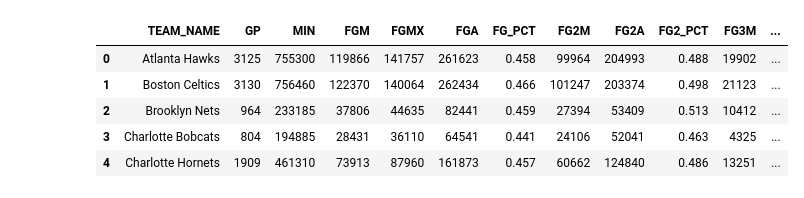
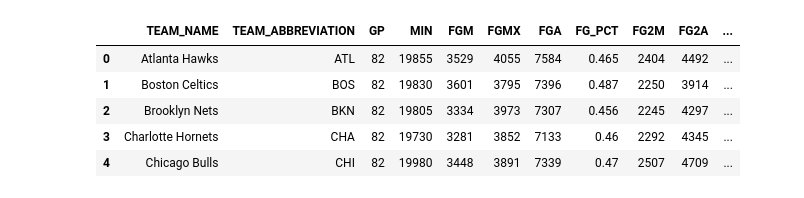
Before and after one commit to rhishabh723/analytics_scripts, a Jupyter notebook: NBA_Scripts/Team Stats and Box Scores/NBA Team Box Scores All.ipynb, the cells around one changed output. Cells and saved outputs as stored; diff of their text form; code cells hidden in the pictures.

```diff
--- a/NBA_Scripts/Team Stats and Box Scores/NBA Team Box Scores All.ipynb
+++ b/NBA_Scripts/Team Stats and Box Scores/NBA Team Box Scores All.ipynb
@@ -20,11 +20,11 @@ project_id = "perceptive-ivy-290216"
 df_bq_reg_season = pandas_gbq.read_gbq(query, project_id=project_id, dialect='standard')
 # %%
 #USE FOR ALL TIME DATA
-df_bq2=df_bq_reg_season.copy()
+# df_bq2=df_bq_reg_season.copy()
 
 #USE FOR SINGLE SEASON PLOTS
-# current_year="2023-24"
-# df_bq2=df_bq_reg_season[df_bq_reg_season["Season"]==current_year].copy()
+current_year="2023-24"
+df_bq2=df_bq_reg_season[df_bq_reg_season["Season"]==current_year].copy()
 
 df_bq2=df_bq2.fillna(0)
 df_bq2.head()
@@ -38,3 +106,6 @@ df_bq2.head()
+# %%
+df_bq2['color'] = df_bq2['TEAM_ABBREVIATION'].apply(team_color)
+team_color_dict=dict(zip(df_bq2['TEAM_ABBREVIATION'], df_bq2['color']))
 # %%
 df_bq2['FGMX']=df_bq2['FGA']-df_bq2['FGM']
 df_bq2['FG3MX']=df_bq2['FG3A']-df_bq2['FG3M']
@@ -68,7 +139,7 @@ df_bq2['Total FTA'] = df_bq2.sort_values("GAME_DATE").groupby(['TEAM_NAME'])['FT
 df_bq2['Total MIN'] = df_bq2.sort_values("GAME_DATE").groupby(['TEAM_NAME'])['MIN'].cumsum()
 # %%
 #Get Totals For Each Category
-df_totals=pd.DataFrame(df_bq2.groupby(by=['TEAM_NAME'])[['MIN', 'FGM',
+df_totals=pd.DataFrame(df_bq2.groupby(by=['TEAM_NAME','TEAM_ABBREVIATION'])[['MIN', 'FGM',
        'FGA', 'FG3M', 'FG3A', 'FTM', 'FTA','OREB', 'DREB', 'REB', 'AST',
        'STL', 'BLK', 'TOV', 'PF', 'PTS','PLUS_MINUS','FGMX','FG3MX','FG2M','FG2A']].sum()).reset_index()
 #Get Game Counts for Each Player
@@ -91,15 +162,15 @@ df_totals['FG2_PCT']=df_totals['FG2M']/df_totals['FG2A']
 df_totals=df_totals.round({'FG_PCT': 3,'FG3_PCT': 3,'FG2_PCT': 3})
 # %%
 #Re-order the columns
-df_totals=df_totals[['TEAM_NAME', 'GP', 'MIN', 'FGM', 'FGMX', 'FGA','FG_PCT', 'FG2M', 'FG2A','FG2_PCT','FG3M',
+df_totals=df_totals[['TEAM_NAME','TEAM_ABBREVIATION', 'GP', 'MIN', 'FGM', 'FGMX', 'FGA','FG_PCT', 'FG2M', 'FG2A','FG2_PCT','FG3M',
           'FG3MX', 'FG3A', 'FG3_PCT', 'FTM', 'FTA','OREB', 'DREB', 'REB', 'AST', 'STL', 'BLK', 'TOV', 'PF', 'PTS', 'PLUS_MINUS']]
 # df_totals["MIN"]=df_totals["MIN"].apply(lambda x : "{:,}".format(x))
 df_totals.head()
 # %% [output]
-|  | TEAM_NAME | GP | MIN | FGM | FGMX | FGA | FG_PCT | FG2M | FG2A | FG2_PCT | FG3M | ... |
-| 0 | Atlanta Hawks | 3125 | 755300 | 119866 | 141757 | 261623 | 0.458 | 99964 | 204993 | 0.488 | 19902 | ... |
-| 1 | Boston Celtics | 3130 | 756460 | 122370 | 140064 | 262434 | 0.466 | 101247 | 203374 | 0.498 | 21123 | ... |
-| 2 | Brooklyn Nets | 964 | 233185 | 37806 | 44635 | 82441 | 0.459 | 27394 | 53409 | 0.513 | 10412 | ... |
-| 3 | Charlotte Bobcats | 804 | 194885 | 28431 | 36110 | 64541 | 0.441 | 24106 | 52041 | 0.463 | 4325 | ... |
-| 4 | Charlotte Hornets | 1909 | 461310 | 73913 | 87960 | 161873 | 0.457 | 60662 | 124840 | 0.486 | 13251 | ... |
+|  | TEAM_NAME | TEAM_ABBREVIATION | GP | MIN | FGM | FGMX | FGA | FG_PCT | FG2M | FG2A | ... |
+| 0 | Atlanta Hawks | ATL | 82 | 19855 | 3529 | 4055 | 7584 | 0.465 | 2404 | 4492 | ... |
+| 1 | Boston Celtics | BOS | 82 | 19830 | 3601 | 3795 | 7396 | 0.487 | 2250 | 3914 | ... |
+| 2 | Brooklyn Nets | BKN | 82 | 19805 | 3334 | 3973 | 7307 | 0.456 | 2245 | 4297 | ... |
+| 3 | Charlotte Hornets | CHA | 82 | 19730 | 3281 | 3852 | 7133 | 0.46 | 2292 | 4345 | ... |
+| 4 | Chicago Bulls | CHI | 82 | 19980 | 3448 | 3891 | 7339 | 0.47 | 2507 | 4709 | ... |
 # %%
```
Also changed, not shown: parts of 20 cells of this notebook, 38 other files.
